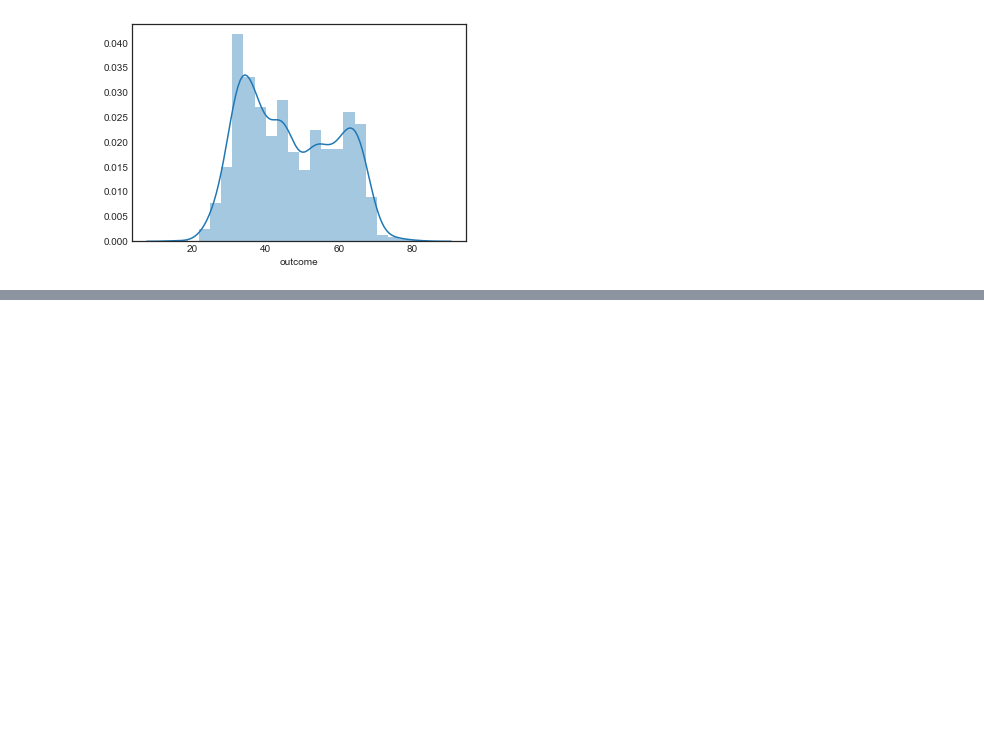
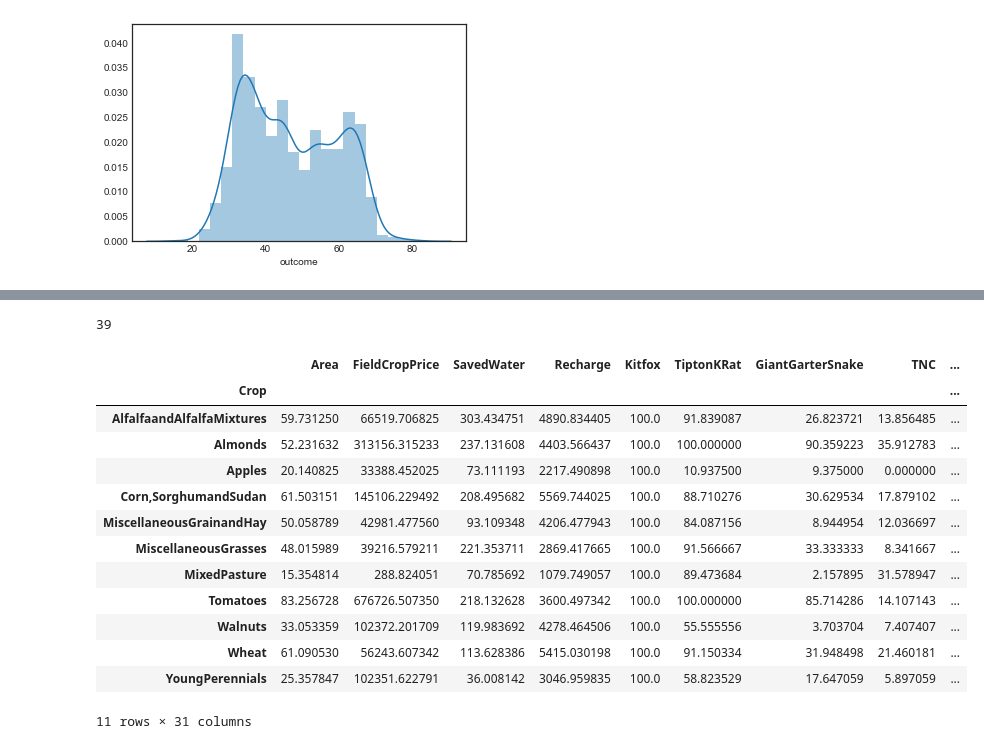
Before and after one commit to eanderson-ei/cv-mbom, a Jupyter notebook: notebooks/business-as-usual.ipynb, the cells around one changed output, grey strips where cells are left out. Cells and saved outputs as stored; diff of their text form; code cells hidden in the pictures; blank space fills up the shorter version.

```diff
--- a/notebooks/business-as-usual.ipynb
+++ b/notebooks/business-as-usual.ipynb
@@ -429,0 +451,4 @@ sns.distplot(df_optimal.dropna(subset=['outcome'])['outcome'])
+# %%
+len(sub_crops)
+# %% [output]
+39
@@ -429,0 +459,18 @@ sns.distplot(df_optimal.dropna(subset=['outcome'])['outcome'])
+# %%
+df_by_crop = df_optimal.groupby(['Crop']).mean()
+df_by_crop
+# %% [output]
+|  | Area | FieldCropPrice | SavedWater | Recharge | Kitfox | TiptonKRat | GiantGarterSnake | TNC | ... |
+| Crop |  |  |  |  |  |  |  |  | ... |
+| AlfalfaandAlfalfaMixtures | 59.731250 | 66519.706825 | 303.434751 | 4890.834405 | 100.0 | 91.839087 | 26.823721 | 13.856485 | ... |
+| Almonds | 52.231632 | 313156.315233 | 237.131608 | 4403.566437 | 100.0 | 100.000000 | 90.359223 | 35.912783 | ... |
+| Apples | 20.140825 | 33388.452025 | 73.111193 | 2217.490898 | 100.0 | 10.937500 | 9.375000 | 0.000000 | ... |
+| Corn,SorghumandSudan | 61.503151 | 145106.229492 | 208.495682 | 5569.744025 | 100.0 | 88.710276 | 30.629534 | 17.879102 | ... |
+| MiscellaneousGrainandHay | 50.058789 | 42981.477560 | 93.109348 | 4206.477943 | 100.0 | 84.087156 | 8.944954 | 12.036697 | ... |
+| MiscellaneousGrasses | 48.015989 | 39216.579211 | 221.353711 | 2869.417665 | 100.0 | 91.566667 | 33.333333 | 8.341667 | ... |
+| MixedPasture | 15.354814 | 288.824051 | 70.785692 | 1079.749057 | 100.0 | 89.473684 | 2.157895 | 31.578947 | ... |
+| Tomatoes | 83.256728 | 676726.507350 | 218.132628 | 3600.497342 | 100.0 | 100.000000 | 85.714286 | 14.107143 | ... |
+| Walnuts | 33.053359 | 102372.201709 | 119.983692 | 4278.464506 | 100.0 | 55.555556 | 3.703704 | 7.407407 | ... |
+| Wheat | 61.090530 | 56243.607342 | 113.628386 | 5415.030198 | 100.0 | 91.150334 | 31.948498 | 21.460181 | ... |
+| YoungPerennials | 25.357847 | 102351.622791 | 36.008142 | 3046.959835 | 100.0 | 58.823529 | 17.647059 | 5.897059 | ... |
+11 rows × 31 columns
```
Also changed, not shown: parts of 14 cells of this notebook, 1 other file.
